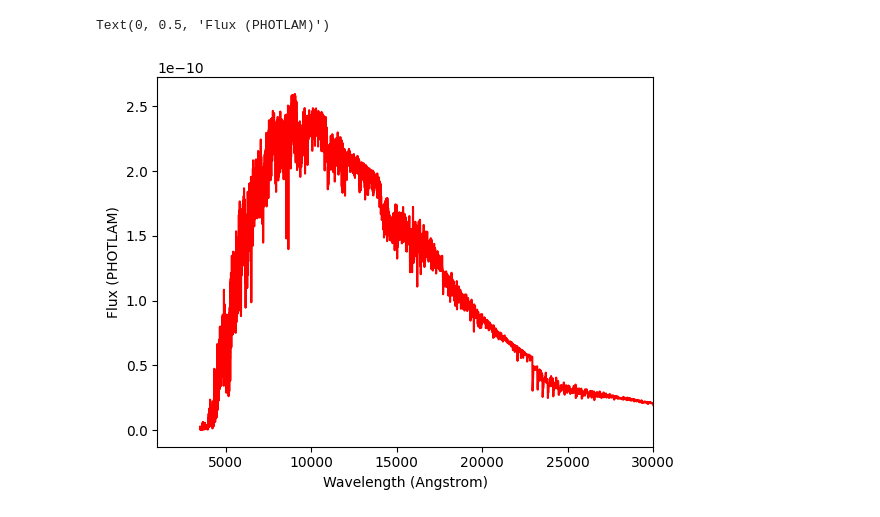
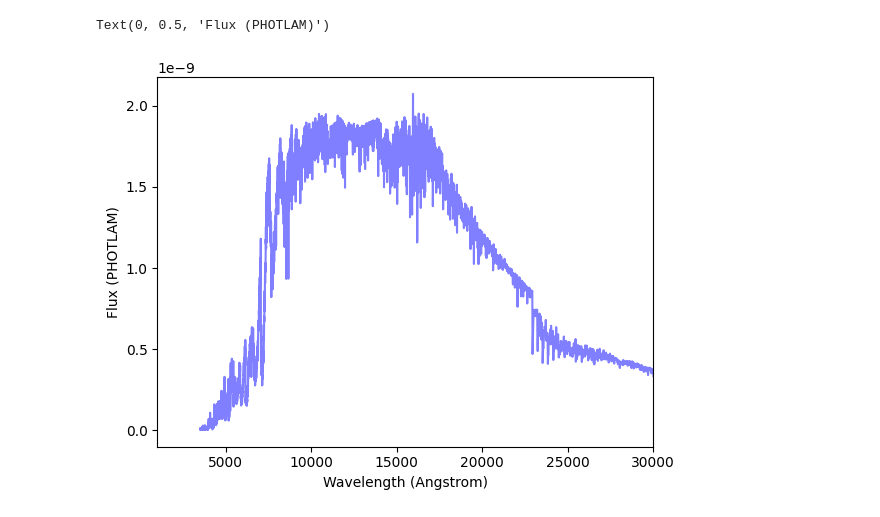
Before and after one commit to aswinsuresh24/rsg_phot, a Jupyter notebook: rsg_phot.ipynb, the cells around one changed output. Drawn from its saved outputs; the diff is of its cells as text; code cells hidden in the pictures.

```diff
--- a/rsg_phot.ipynb
+++ b/rsg_phot.ipynb
@@ -268,9 +17,14 @@ rsgspec = syn_rsg.create_rsg(1, 1, 4000, 2000)
+# %%
+syn_rsg = rsg_phot()
+rsgspec = syn_rsg.create_rsg(1, 2, 3500, 1000)
+filts = ['f070w', 'f090w', 'f115w', 'f150w', 'f182m', 'f200w', 'f210m', 'f277w', 'f335m', 'f356w', 'f444w']
+rsgmag = syn_rsg.compute_rsg_mag(filts, 1, 2, 3500, 1000)
 # %%
 wvs = rsgspec.waveset
-plt.plot(wvs, rsgspec(wvs), 'r')
+plt.plot(wvs, rsgspec(wvs), color = 'blue', alpha = 0.5)
 plt.xlim(1000, 30000)
 plt.xlabel('Wavelength (Angstrom)')
 plt.ylabel('Flux (PHOTLAM)')
 # %% [output]
 Text(0, 0.5, 'Flux (PHOTLAM)')
-[figure, old version]
+[figure, new version]
```
Also changed, not shown: parts of 10 cells of this notebook, 3 other files.
